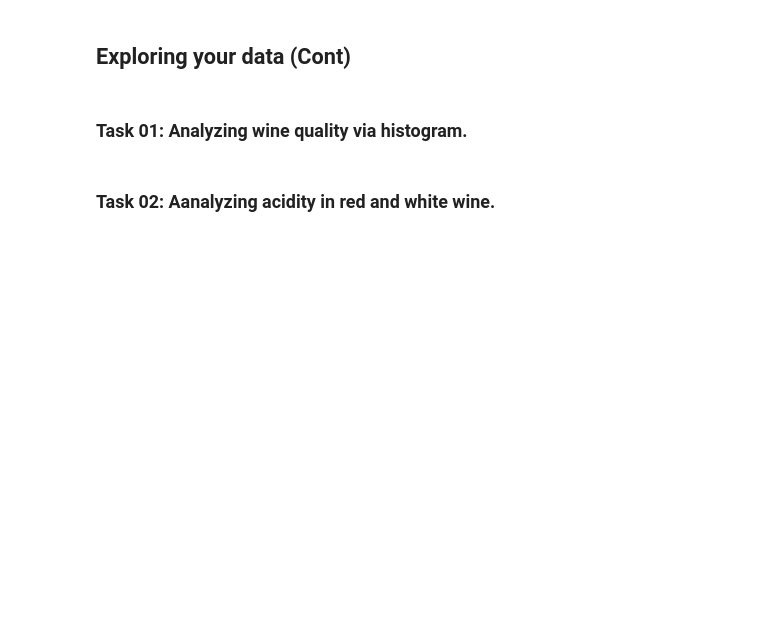
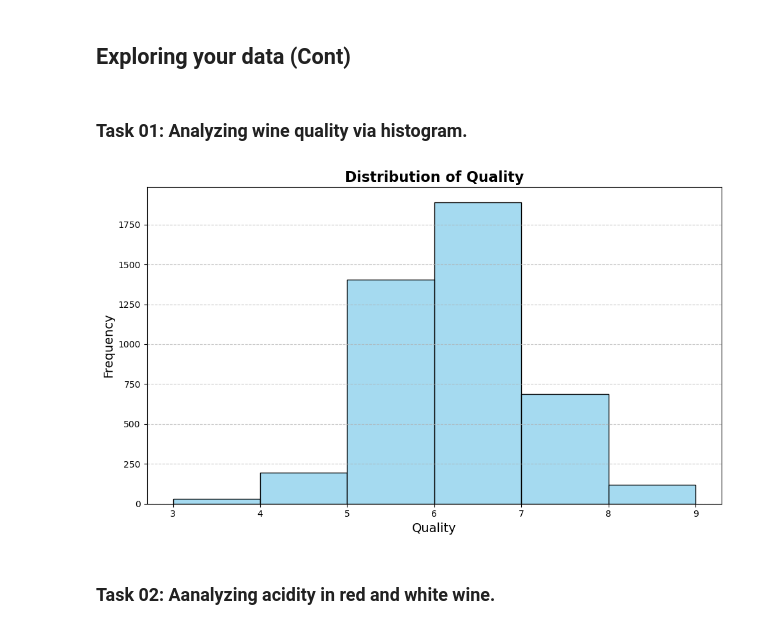
Before and after one commit to KhoaUs/KhoaUs, a Jupyter notebook: HW02.ipynb, the cells around one changed output. Drawn from its saved outputs; the diff is of its cells as text; code cells hidden in the pictures; blank space fills up the shorter version.

```diff
--- a/HW02.ipynb
+++ b/HW02.ipynb
@@ -328,7 +363,33 @@ AttributeError: 'function' object has no attribute 'agg'
 ### Task 01: Analyzing wine quality via histogram.
 # %%
 # YOUR CODE HERE
-raise NotImplementedError()
+# raise NotImplementedError()
+
+# Create figure
+plt.figure(figsize=(10, 6))
+
+# Create histogram
+sns.histplot(
+    raw_df["quality"],
+    bins=6,
+    color="skyblue",
+    edgecolor="black"
+)
+
+# Add label and titel
+plt.title("Distribution of Quality", fontsize=16, fontweight='bold')
+plt.xlabel("Quality", fontsize=14)
+plt.ylabel("Frequency", fontsize=14)
+
+# Draw grid
+plt.grid(axis='y', linestyle='--', alpha=0.7)
+
+
+# Display the graph
+plt.tight_layout()
+plt.show()
+# %% [output]
+[figure, added]
 # %% [markdown]
 ### Task 02: Aanalyzing acidity in red and white wine.
 # %%
```
Also changed, not shown: parts of 9 cells of this notebook.
